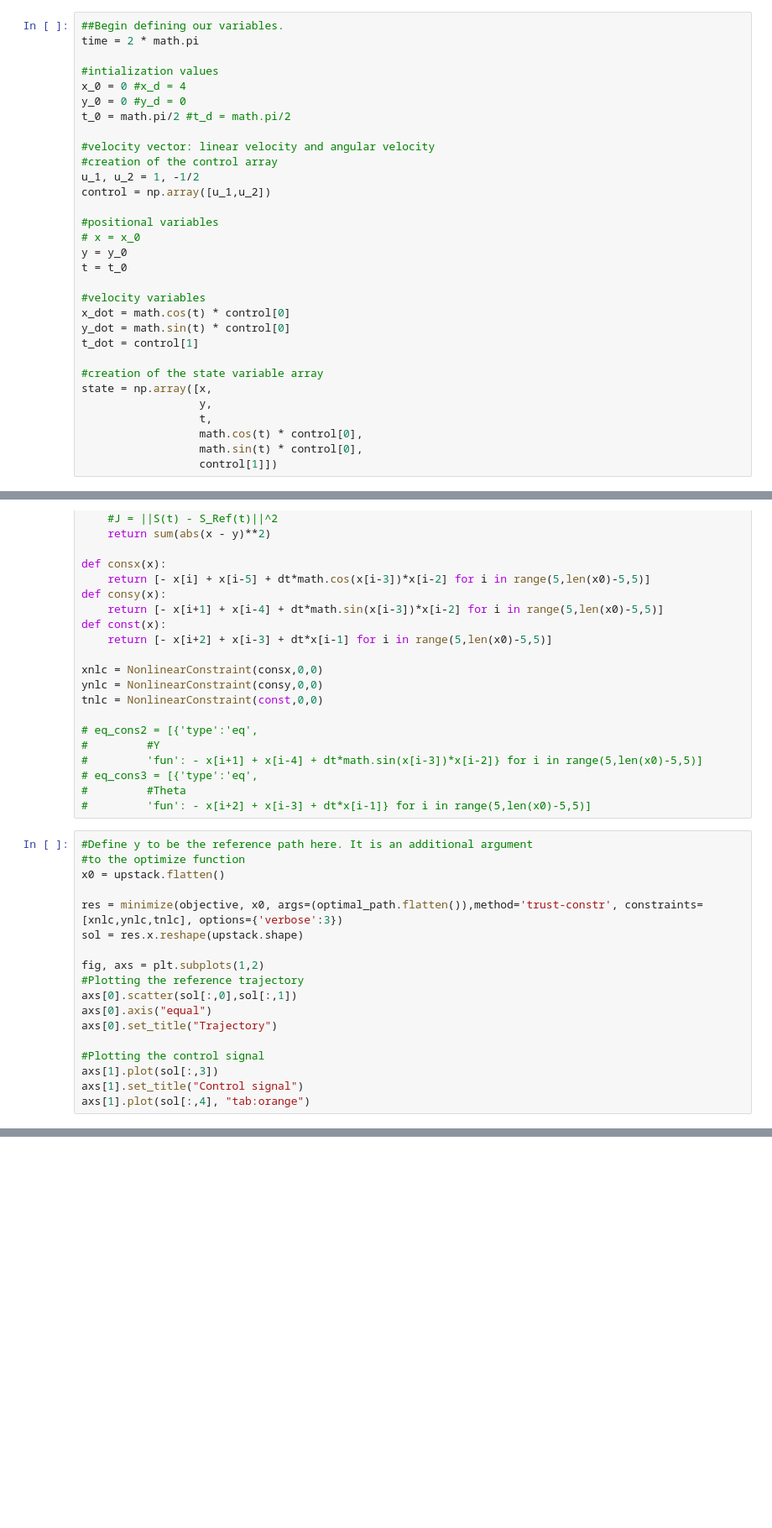
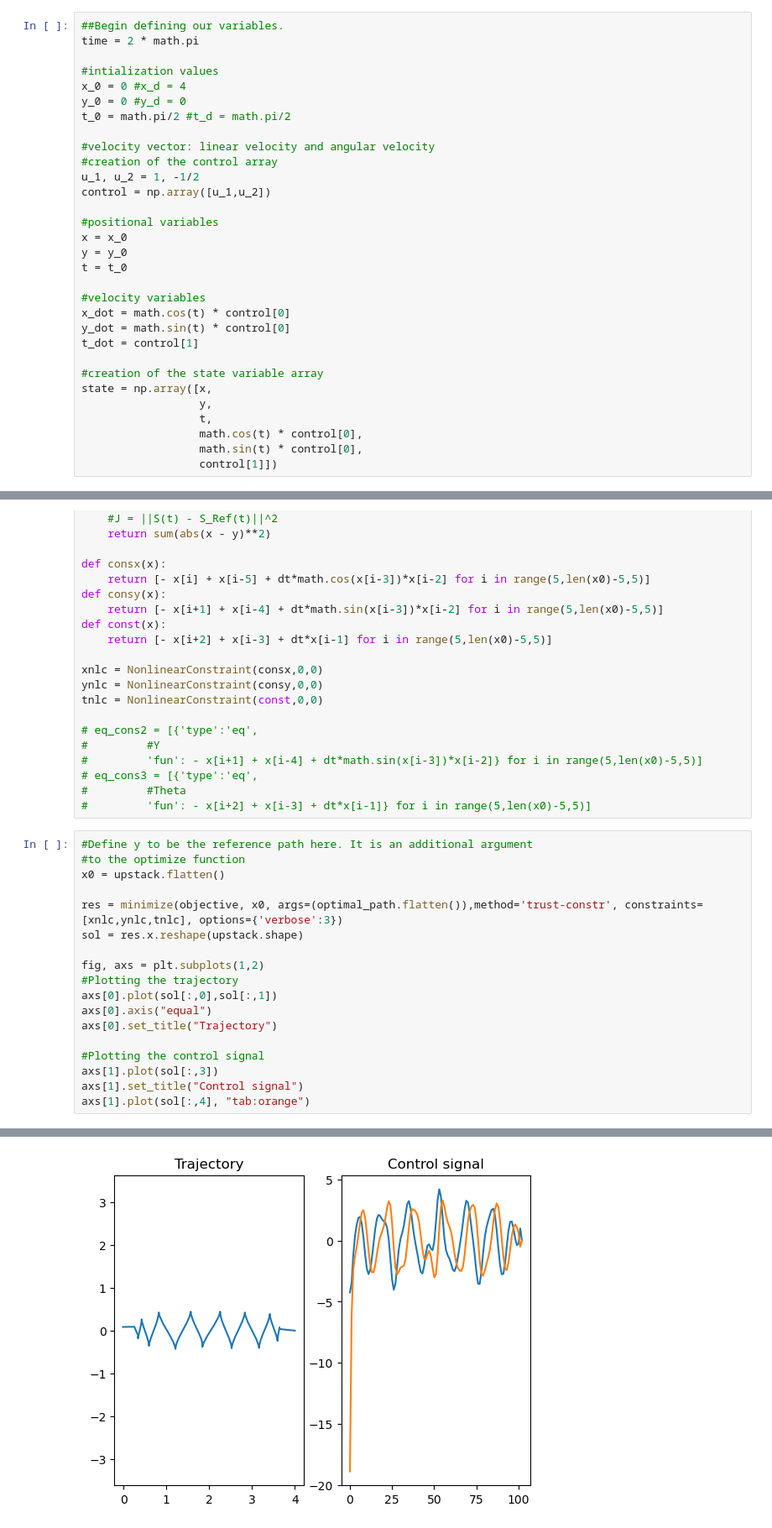
Before and after one commit to CristianVillazhannay/ME455, a Jupyter notebook: Homework 1.ipynb, the cells around one changed output, grey strips where cells are left out. Shown at 84% size. Drawn from its saved outputs; the diff is of its cells as text; blank space fills up the shorter version.

```diff
--- a/Homework 1.ipynb
+++ b/Homework 1.ipynb
@@ -20,7 +20,7 @@ u_1, u_2 = 1, -1/2
 control = np.array([u_1,u_2])
 
 #positional variables
-# x = x_0
+x = x_0
 y = y_0
 t = t_0
 
@@ -142,8 +141,8 @@ res = minimize(objective, x0, args=(optimal_path.flatten()),method='trust-constr
 sol = res.x.reshape(upstack.shape)
 
 fig, axs = plt.subplots(1,2)
-#Plotting the reference trajectory
-axs[0].scatter(sol[:,0],sol[:,1])
+#Plotting the trajectory
+axs[0].plot(sol[:,0],sol[:,1])
 axs[0].axis("equal")
 axs[0].set_title("Trajectory")
 
@@ -171,0 +172 @@ axs[1].plot(sol[:,4], "tab:orange")
+[figure, added]
```
Also changed, not shown: parts of 10 cells of this notebook.
